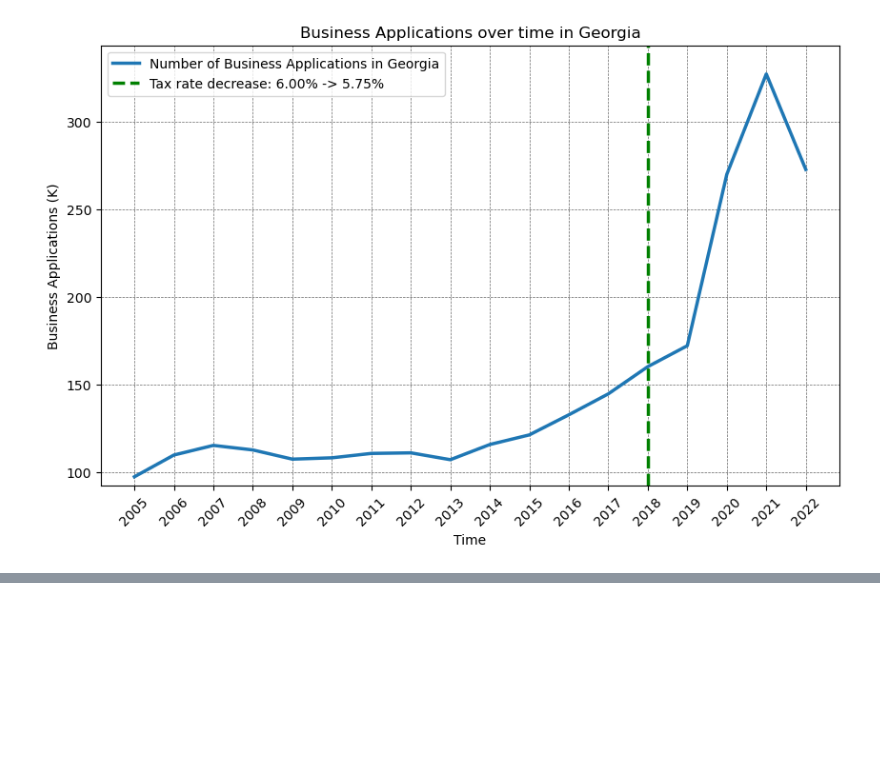
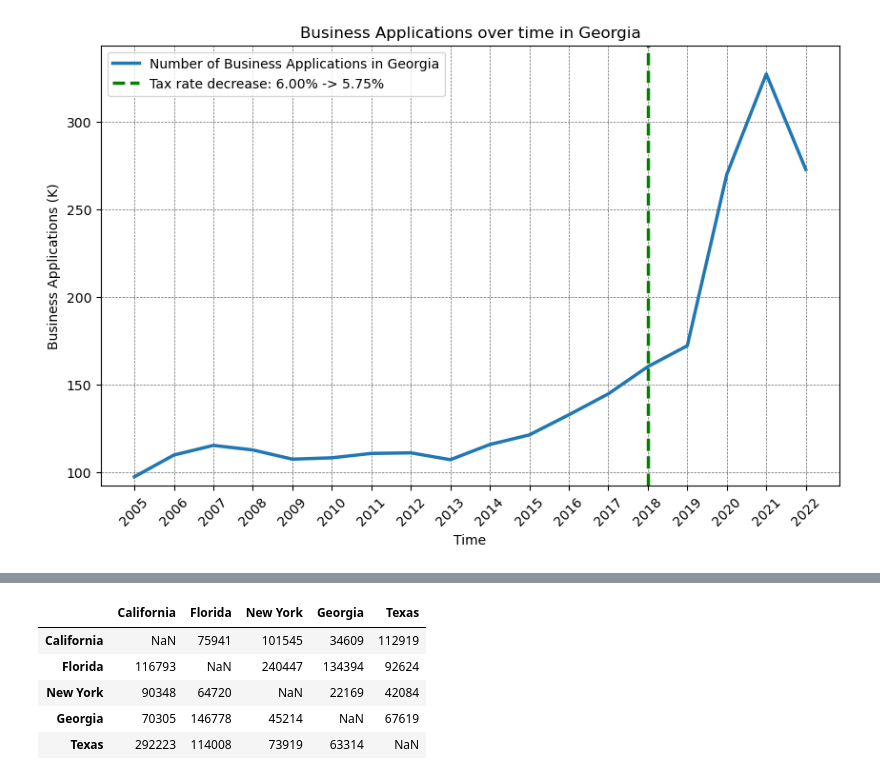
Before and after one commit to anoushkaberry15/data-analytics-project, a Jupyter notebook: Visualizations.ipynb, the cells around one changed output, grey strips where cells are left out. Cells and saved outputs as stored; diff of their text form; code cells hidden in the pictures; blank space fills up the shorter version.

```diff
--- a/Visualizations.ipynb
+++ b/Visualizations.ipynb
@@ -455,0 +467,31 @@ plt.show()
+# %%
+states_of_interest = ['California', 'Florida', 'New York', 'Georgia', 'Texas']
+
+year_groups = {
+    "2005-2008": ["2005", "2006", "2007", "2008"],
+    "2009-2012": ["2009", "2010", "2011", "2012"],
+    "2013-2016": ["2013", "2014", "2015", "2016"],
+    "2017-2018": ["2017", "2018"],
+    "2019-2022": ["2019", "2021", "2022"]
+}
+
+# construct a dictionary with key = period and value = squared matrix
+aggregated_data = {}
+
+for group, years in year_groups.items():
+    aggregated_df = pd.DataFrame(0, index=states_of_interest, columns=states_of_interest)
+    for year in years:
+        df = pd.read_excel("data/State-to-state_mig.xlsx", sheet_name=year)
+        migration_data = df.set_index("Unnamed: 0").loc[states_of_interest, states_of_interest]
+        aggregated_df += migration_data
+    aggregated_data[group] = aggregated_df
+
+
+aggregated_data["2019-2022"]
+# %% [output]
+|  | California | Florida | New York | Georgia | Texas |
+| California | NaN | 75941 | 101545 | 34609 | 112919 |
+| Florida | 116793 | NaN | 240447 | 134394 | 92624 |
+| New York | 90348 | 64720 | NaN | 22169 | 42084 |
+| Georgia | 70305 | 146778 | 45214 | NaN | 67619 |
+| Texas | 292223 | 114008 | 73919 | 63314 | NaN |
```
Also changed, not shown: parts of 6 cells of this notebook, 1 other file.
